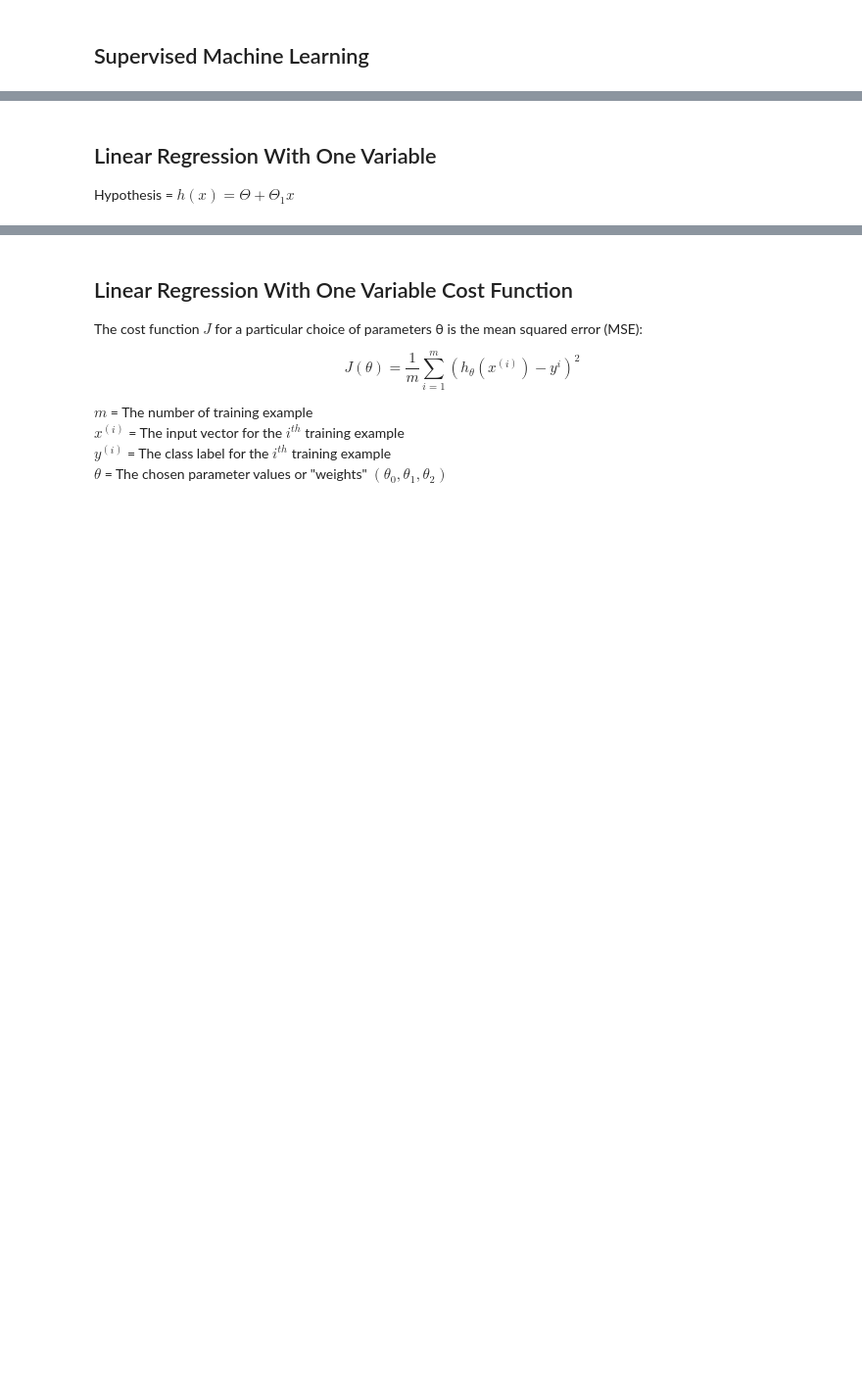
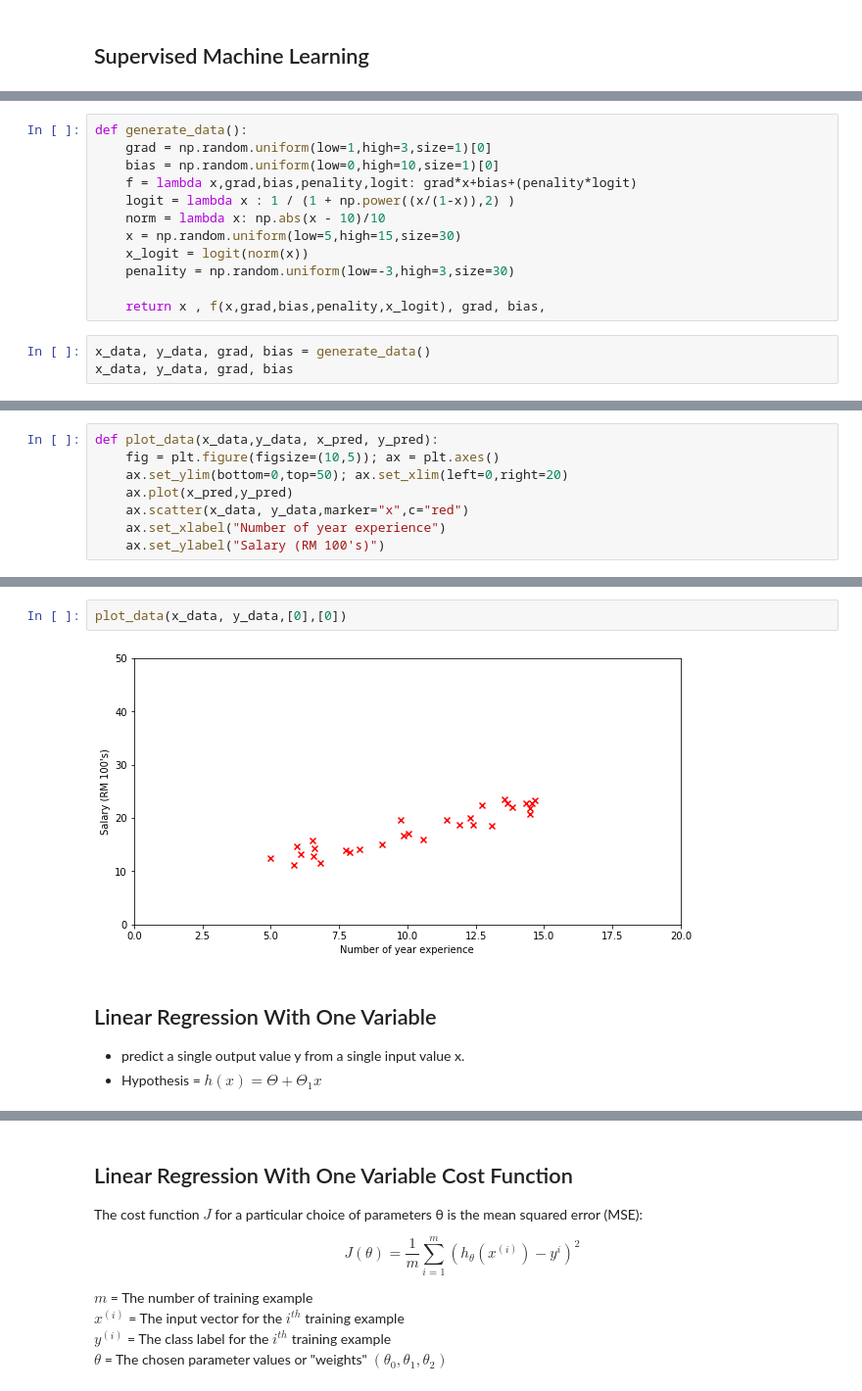
Before and after one commit to AmirulOm/tensorflowtraining, a Jupyter notebook: Basic.ipynb, the cells around one changed output, grey strips where cells are left out. Shown: that part at 98% size. Drawn from its saved outputs; the diff is of its cells as text; blank space fills up the shorter version.

```diff
--- a/Basic.ipynb
+++ b/Basic.ipynb
@@ -24,0 +91,15 @@ cm.update(
+# %%
+def generate_data():
+    grad = np.random.uniform(low=1,high=3,size=1)[0]
+    bias = np.random.uniform(low=0,high=10,size=1)[0]
+    f = lambda x,grad,bias,penality,logit: grad*x+bias+(penality*logit)
+    logit = lambda x : 1 / (1 + np.power((x/(1-x)),2) )
+    norm = lambda x: np.abs(x - 10)/10
+    x = np.random.uniform(low=5,high=15,size=30)
+    x_logit = logit(norm(x))
+    penality = np.random.uniform(low=-3,high=3,size=30)
+
+    return x , f(x,grad,bias,penality,x_logit), grad, bias,
+# %%
+x_data, y_data, grad, bias = generate_data()
+x_data, y_data, grad, bias
@@ -24,0 +123,8 @@ cm.update(
+# %%
+def plot_data(x_data,y_data, x_pred, y_pred):
+    fig = plt.figure(figsize=(10,5)); ax = plt.axes()
+    ax.set_ylim(bottom=0,top=50); ax.set_xlim(left=0,right=20)
+    ax.plot(x_pred,y_pred)
+    ax.scatter(x_data, y_data,marker="x",c="red")
+    ax.set_xlabel("Number of year experience")
+    ax.set_ylabel("Salary (RM 100's)")
@@ -25,6 +137,9 @@ cm.update(
+# %%
+plot_data(x_data, y_data,[0],[0])
+# %% [output]
+[figure, added]
 # %% [markdown]
 ## Linear Regression With One Variable
 
-
-
-Hypothesis = $h(x) = \Theta + \Theta_1 x $
+- predict a single output value y from a single input value x.
+- Hypothesis = $h(x) = \Theta + \Theta_1 x $
```
Also changed, not shown: parts of 43 cells of this notebook.
